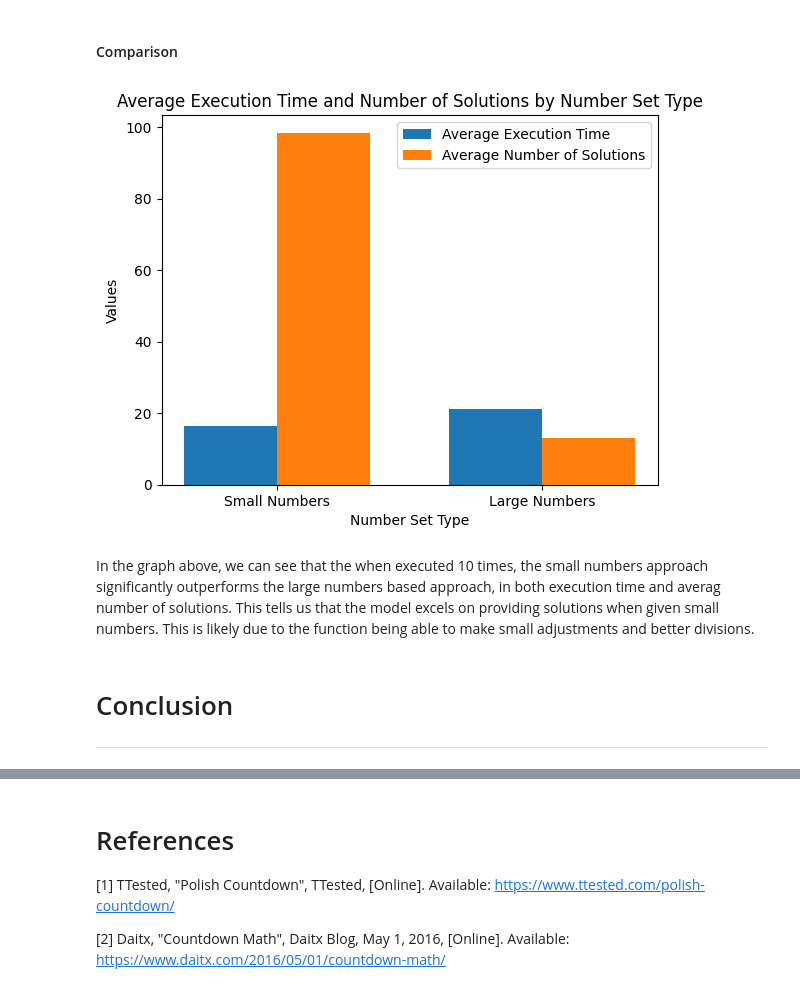
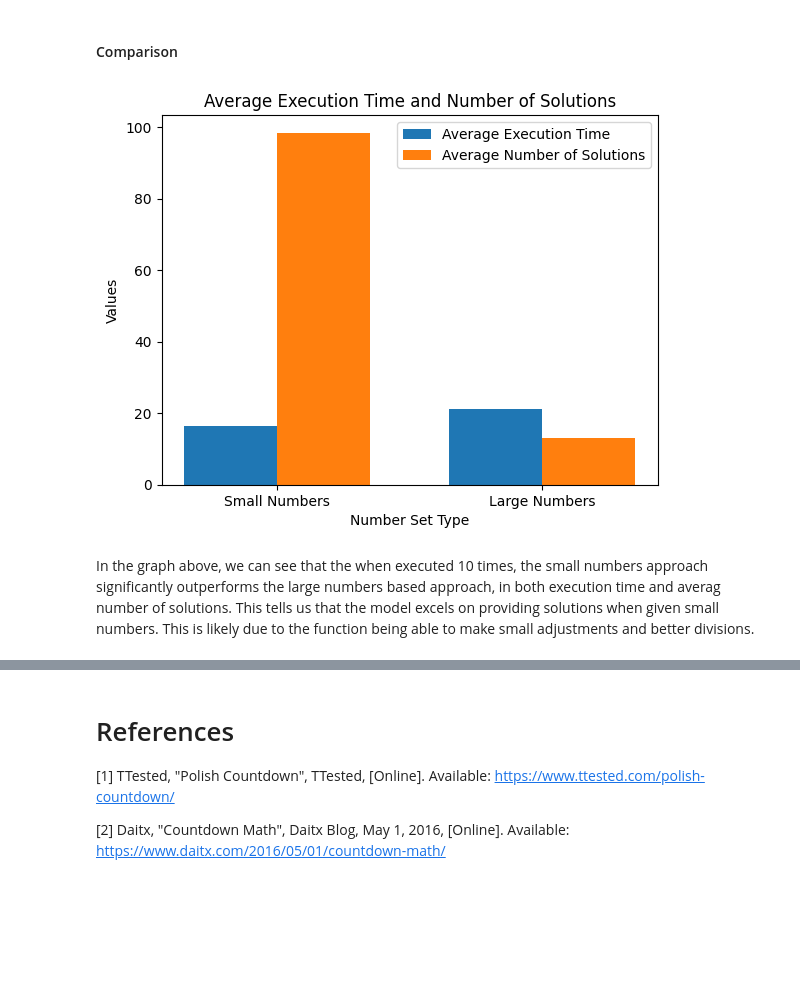
Before and after one commit to Owen-kc/ComputationalTheory, a Jupyter notebook: countdown.ipynb, the cells around one changed output, grey strips where cells are left out. Drawn from its saved outputs; the diff is of its cells as text; code cells hidden in the pictures; blank space fills up the shorter version.

```diff
--- a/countdown.ipynb
+++ b/countdown.ipynb
@@ -981,37 +981,34 @@ import matplotlib.pyplot as plt
 import numpy as np
 
 # Data Preparation
 avg_exec_time_small = data_small['Execution Time'].mean()
 avg_exec_time_large = data_large['Execution Time'].mean()
 avg_solutions_small = data_small['Number of Solutions'].mean()
 avg_solutions_large = data_large['Number of Solutions'].mean()
 
 # Set the positions of the bars on the x-axis and their width
 indices = np.arange(2)  # the label locations
 bar_width = 0.35  # the width of the bars
 
 fig, ax = plt.subplots()
 
 # Plot data for avg execution time
 exec_time_bars = ax.bar(indices, [avg_exec_time_small, avg_exec_time_large], bar_width, label='Average Execution Time', color='tab:blue')
 
 # Plot data for avg solutions
 solutions_bars = ax.bar(indices + bar_width, [avg_solutions_small, avg_solutions_large], bar_width, label='Average Number of Solutions', color='tab:orange')
 
 # Labeling and Aesthetics
 ax.set_xlabel('Number Set Type')
 ax.set_ylabel('Values')
-ax.set_title('Average Execution Time and Number of Solutions by Number Set Type')
+ax.set_title('Average Execution Time and Number of Solutions')
 ax.set_xticks(indices + bar_width / 2)
 ax.set_xticklabels(['Small Numbers', 'Large Numbers'])
 ax.legend()
 
 # Show Plot
 plt.show()
 # %% [output]
-[figure, old version]
+[figure, new version]
 # %% [markdown]
 In the graph above, we can see that the when executed 10 times, the small numbers approach significantly outperforms the large numbers based approach, in both execution time and averag number of solutions. This tells us that the model excels on providing solutions when given small numbers. This is likely due to the function being able to make small adjustments and better divisions.
-# %% [markdown]
-# Conclusion
-***
```
Also changed, not shown: parts of 2 cells of this notebook, 4 other files.
